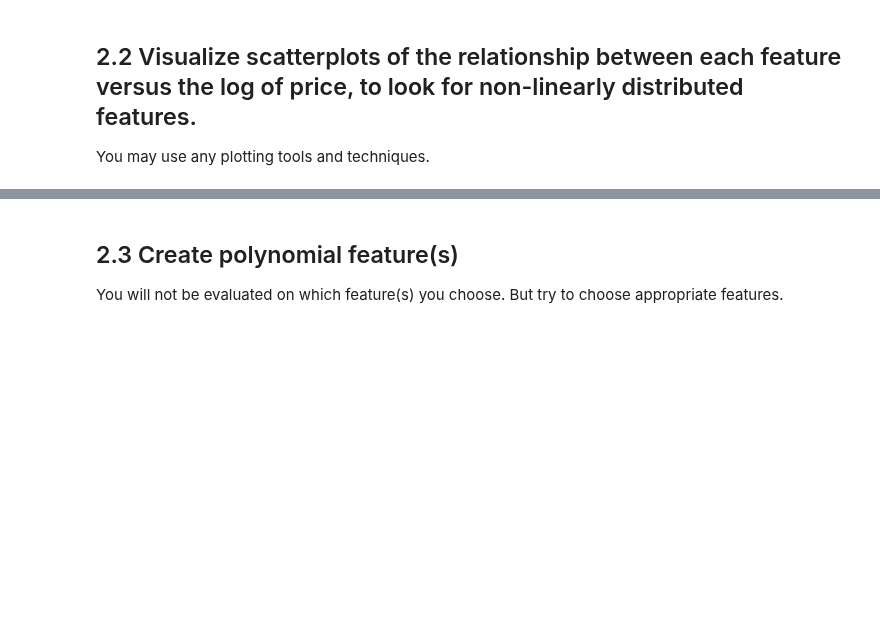
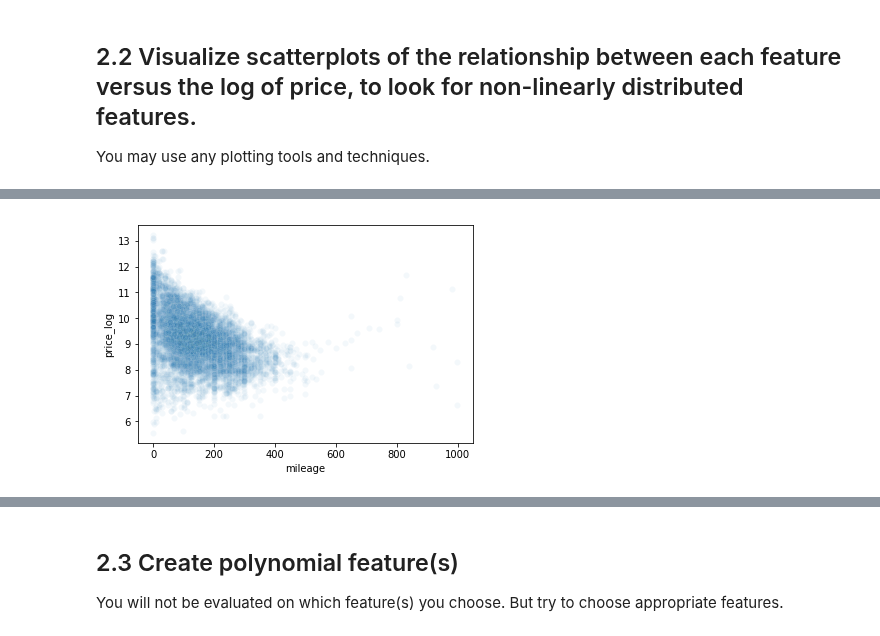
Before and after one commit to LambdaSchool/DS-Unit-2-Sprint-2-Regression, a Jupyter notebook: Regression_Sprint_Challenge.ipynb, the cells around one changed output, grey strips where cells are left out. Drawn from its saved outputs; the diff is of its cells as text; code cells hidden in the pictures; blank space fills up the shorter version.

```diff
--- a/Regression_Sprint_Challenge.ipynb
+++ b/Regression_Sprint_Challenge.ipynb
@@ -154,0 +161,4 @@ KeyError: ignored
+# %%
+sns.scatterplot(x='mileage', y='price_log', data=df, alpha=0.05);
+# %% [output]
+[figure, added]
```
Also changed, not shown: parts of 19 cells of this notebook.
